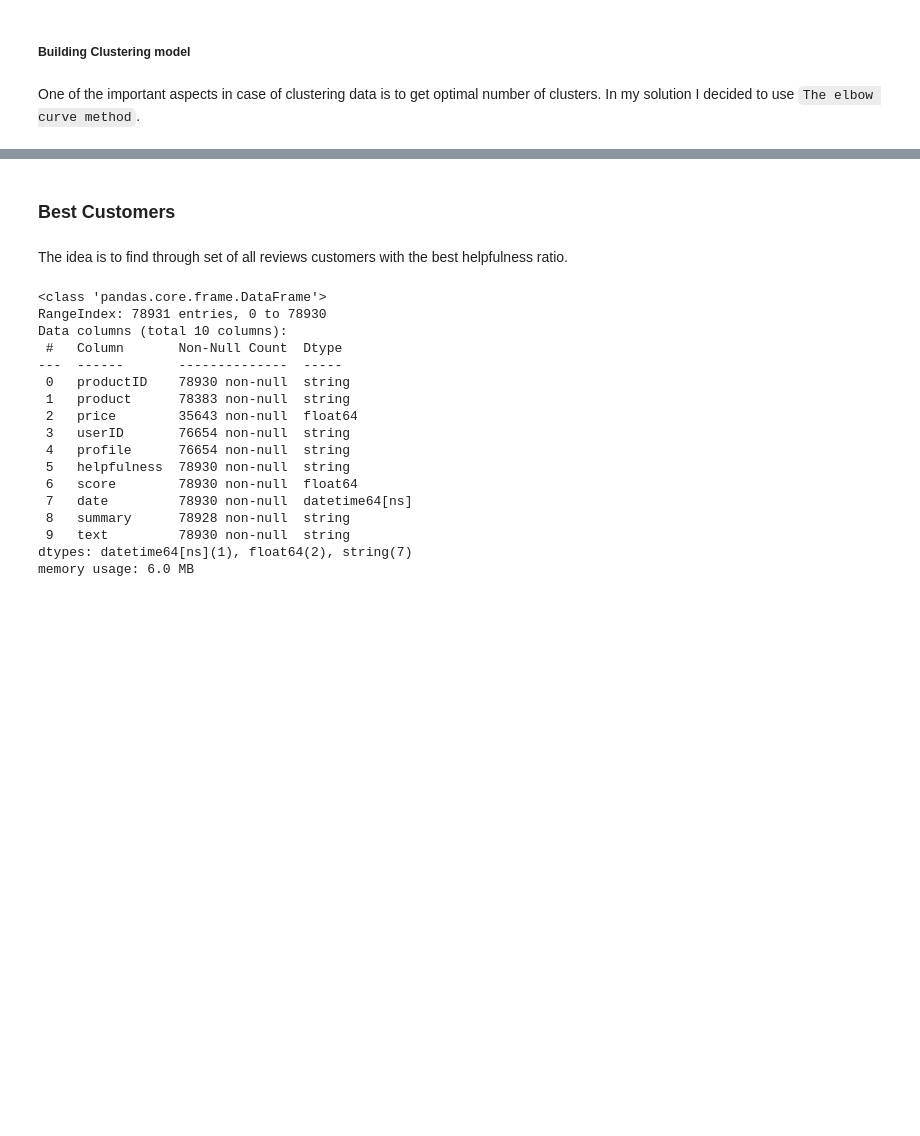
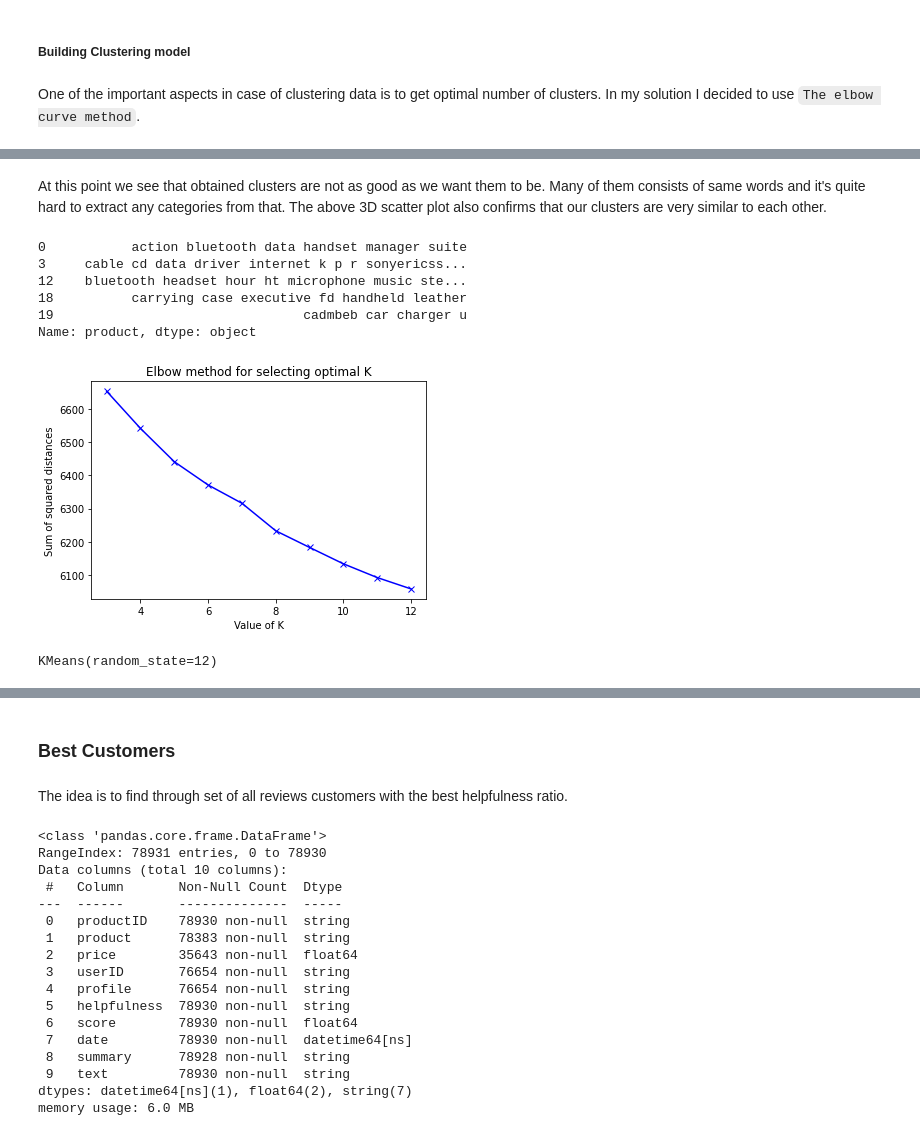
Before and after one commit to JankowskiDaniel/amazon-reviews, a Jupyter notebook: cell-phones-analysis.ipynb, the cells around one changed output, grey strips where cells are left out. Saved outputs shown, nothing was run; the diff lists cells and outputs as text; code cells hidden in the pictures; blank space fills up the shorter version.

```diff
--- a/cell-phones-analysis.ipynb
+++ b/cell-phones-analysis.ipynb
@@ -368,0 +387,45 @@ plt.show()
+# %% [markdown]
+At this point we see that obtained clusters are not as good as we want them to be. Many of them consists of same words and it's quite hard to extract any categories from that. The above 3D scatter plot also confirms that our clusters are very similar to each other.
+# %%
+df_products = df.copy()
+df_products = df_products[df_products['product'].notna()]['product']\
+    .drop_duplicates()
+# %%
+def preprocess(text):
+    text = text.lower()
+    text = re.sub(r'\d+', '', text)
+    text = ''.join([i for i in text if i not in string.punctuation])
+    text = text.strip()
+    return text.split()[1:]
+# %%
+df_products = df_products.apply(lambda x: lemmatize_text(remove_stopword(preprocess(x))))
+df_products.head()
+# %% [output]
+0           action bluetooth data handset manager suite
+3     cable cd data driver internet k p r sonyericss...
+12    bluetooth headset hour ht microphone music ste...
+18          carrying case executive fd handheld leather
+19                                cadmbeb car charger u
+Name: product, dtype: object
+# %%
+X = vectorizer.fit_transform(df_products)
+
+avg_distances = []
+K = range(3,13)
+for n_clusters in K:
+    model = KMeans(n_clusters=n_clusters, random_state=12)
+    model.fit(X)
+    avg_distances.append(model.inertia_)
+# %%
+plt.plot(K, avg_distances, 'bx-')
+plt.xlabel("Value of K")
+plt.ylabel("Sum of squared distances")
+plt.title("Elbow method for selecting optimal K")
+plt.show()
+# %% [output]
+[figure, added]
+# %%
+model = KMeans(n_clusters=8, random_state=12)
+model.fit(X)
+# %% [output]
+KMeans(random_state=12)
```
Also changed, not shown: parts of 19 cells of this notebook.
